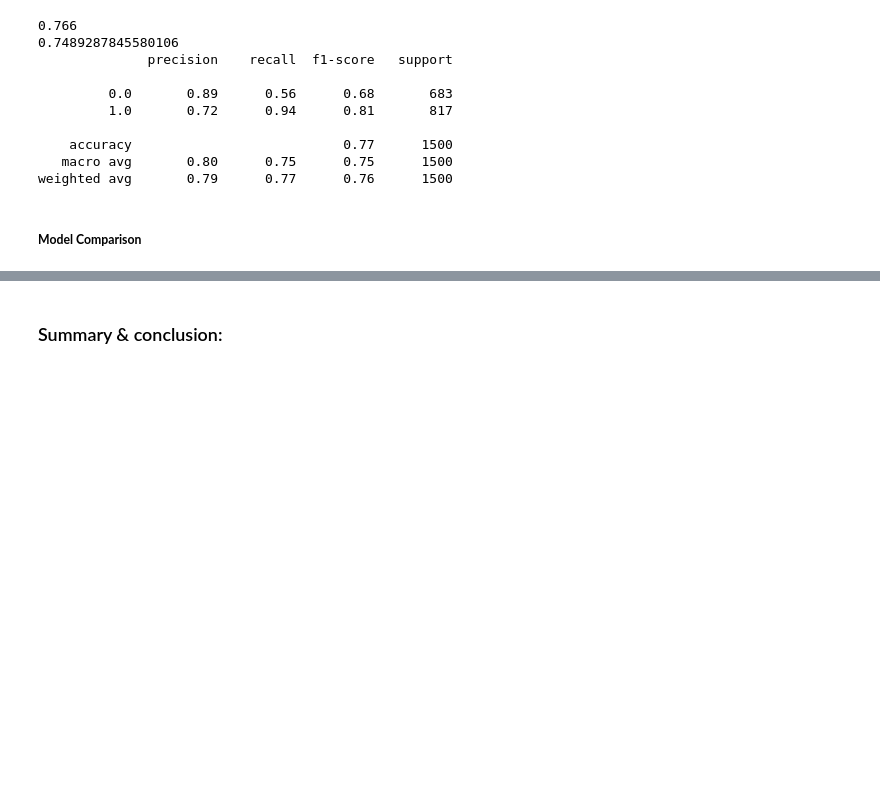
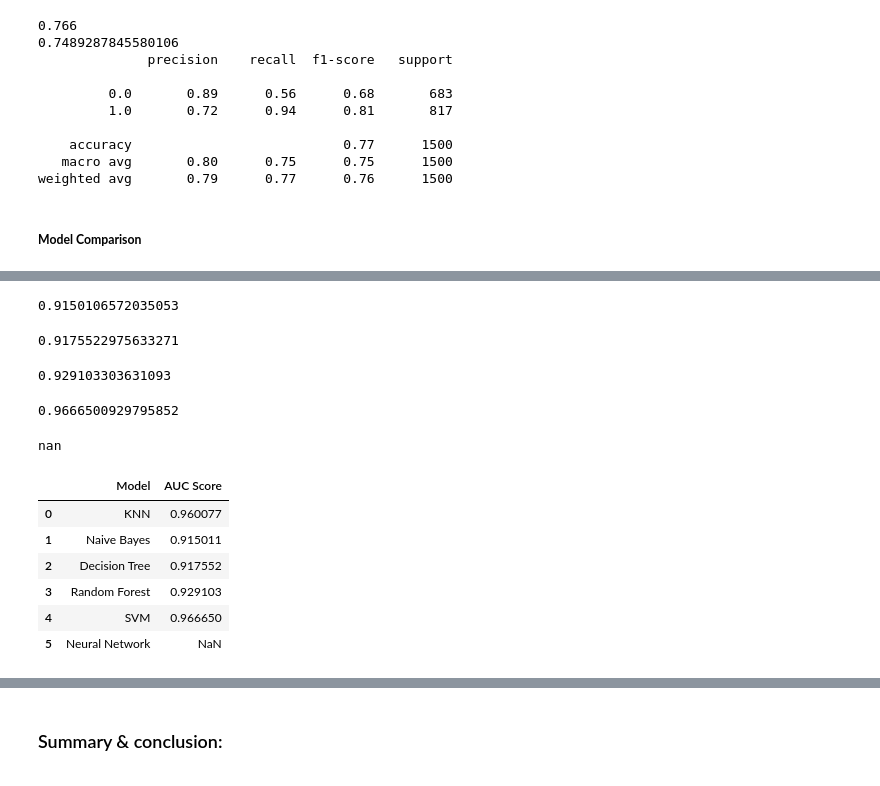
Before and after one commit to Mattjben/Passeneger-satisfaction-machine-learning, a Jupyter notebook: Phase_2_Airplane.ipynb, the cells around one changed output, grey strips where cells are left out. Drawn from its saved outputs; the diff is of its cells as text; code cells hidden in the pictures; blank space fills up the shorter version.

```diff
--- a/Phase_2_Airplane.ipynb
+++ b/Phase_2_Airplane.ipynb
@@ -1207,0 +1244,72 @@ weighted avg       0.79      0.77      0.76      1500
+# %%
+from sklearn.model_selection import cross_val_score
+d_test_final = d_test[:, np.r_[fs_indices_rfi[0:24]]]
+cv_results_NB = cross_val_score(estimator=gs_pipe_NB.best_estimator_,
+                                 X=d_test_final,
+                                 y=t_test,
+                                 cv=cv_method,
+                                 scoring='roc_auc')
+cv_results_NB.mean()
+# %% [output]
+0.9150106572035053
+# %%
+from sklearn.model_selection import cross_val_score
+d_test_final = d_test[:, np.r_[fs_indices_rfi[0:5]]]
+cv_results_DT = cross_val_score(estimator=gs_pipe_DT.best_estimator_,
+                                 X=d_test_final,
+                                 y=t_test,
+                                 cv=cv_method,
+                                 scoring='roc_auc')
+cv_results_DT.mean()
+# %% [output]
+0.9175522975633271
+# %%
+from sklearn.model_selection import cross_val_score
+d_test_final = d_test[:, np.r_[fs_indices_rfi[0:20]]]
+cv_results_RF = cross_val_score(estimator=gs_pipe_RF.best_estimator_,
+                                 X=d_test_final,
+                                 y=t_test,
+                                 cv=cv_method,
+                                 scoring='roc_auc')
+cv_results_RF.mean()
+# %% [output]
+0.929103303631093
+# %%
+from sklearn.model_selection import cross_val_score
+d_test_final = d_test[:, np.r_[fs_indices_rfi[0:20]]]
+cv_results_SVM = cross_val_score(estimator=gs_pipe_SVM.best_estimator_,
+                                 X=d_test_final,
+                                 y=t_test,
+                                 cv=cv_method,
+                                 scoring='roc_auc')
+cv_results_SVM.mean()
+# %% [output]
+0.9666500929795852
+# %%
+from sklearn.model_selection import cross_val_score
+cv_results_NN = cross_val_score(estimator=model,
+                                 X=d_test,
+                                 y=t_test,
+                                 cv=cv_method,
+                                 scoring='roc_auc')
+cv_results_NN.mean()
+# %% [output]
+nan
+# %%
+models = ['KNN','Naive Bayes','Decision Tree','Random Forest','SVM','Neural Network']
+AUC_Score = [cv_results_KNN.mean(),cv_results_NB.mean(),
+cv_results_DT.mean(),cv_results_RF.mean(),cv_results_SVM.mean()
+,cv_results_NN.mean()]
+
+summary = pd.DataFrame({'Model': models,
+
+                        'AUC Score':AUC_Score})
+summary
+# %% [output]
+|  | Model | AUC Score |
+| 0 | KNN | 0.960077 |
+| 1 | Naive Bayes | 0.915011 |
+| 2 | Decision Tree | 0.917552 |
+| 3 | Random Forest | 0.929103 |
+| 4 | SVM | 0.966650 |
+| 5 | Neural Network | NaN |
```
Also changed, not shown: parts of 18 cells of this notebook.
